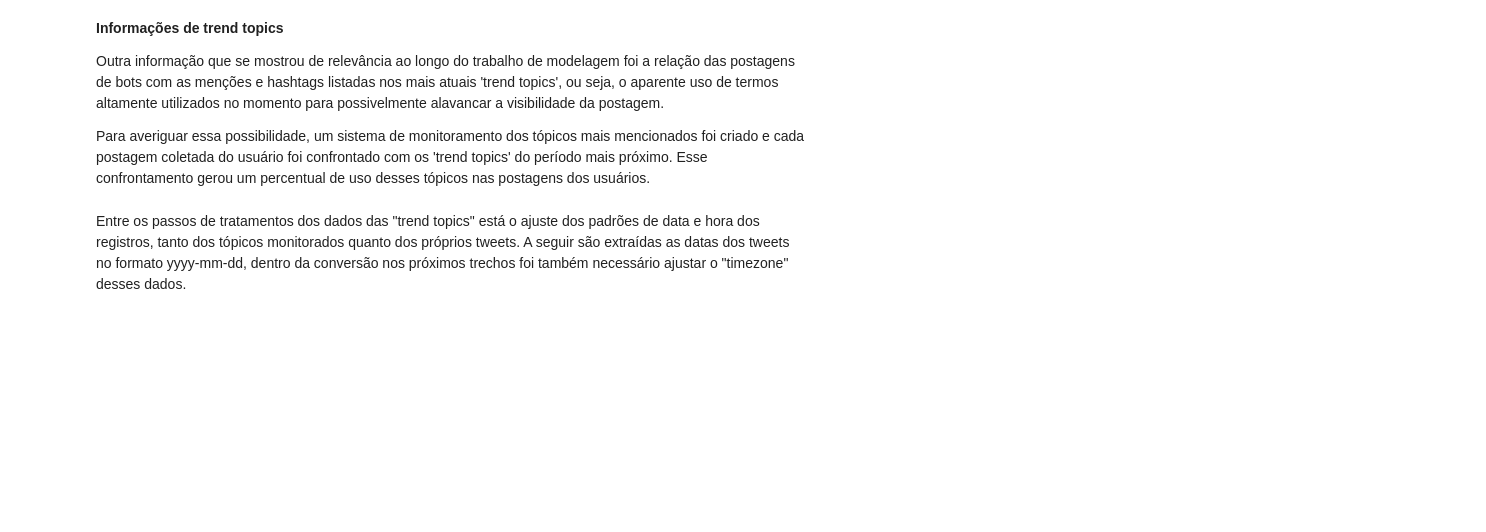
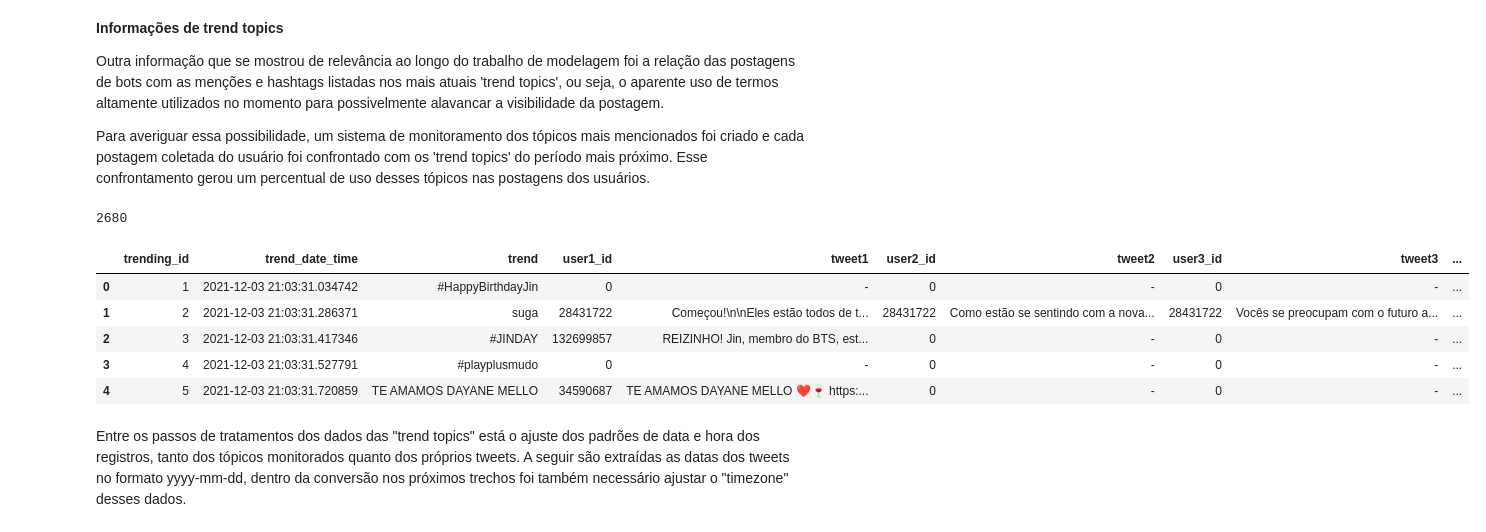
Before and after one commit to Pegabots/Motor, a Jupyter notebook: New-Model-From-INCT-DD-Evaluation.ipynb, the cells around one changed output. Saved outputs shown, nothing was run; the diff lists cells and outputs as text; code cells hidden in the pictures; blank space fills up the shorter version.

```diff
--- a/New-Model-From-INCT-DD-Evaluation.ipynb
+++ b/New-Model-From-INCT-DD-Evaluation.ipynb
@@ -354,12 +664,20 @@ Outra informação que se mostrou de relevância ao longo do trabalho de modelag
 Para averiguar essa possibilidade, um sistema de monitoramento dos tópicos mais mencionados foi criado e cada postagem coletada do usuário foi confrontado com os 'trend topics' do período mais próximo. Esse confrontamento gerou um percentual de uso desses tópicos nas postagens dos usuários.
 # %%
 #Busca os dados de todas as trending topics recuperadas
-datafile_trends = "data/sample2/trends_dataclips_qijpjdyxutqsnrteglrjtwjhdjja.csv"
+datafile_trends = "/content/sample_data/trends_dataclips_qijpjdyxutqsnrteglrjtwjhdjja.csv"
 df_trends = pd.read_csv(datafile_trends, header = 0)
 #Preenche os valores NaN con 0 apenas para avaliação geral
 df_trends = df_trends.fillna(0)
 print(len(df_trends))
 df_trends.head()
+# %% [output]
+2680
+|  | trending_id | trend_date_time | trend | user1_id | tweet1 | user2_id | tweet2 | user3_id | tweet3 | ... |
+| 0 | 1 | 2021-12-03 21:03:31.034742 | #HappyBirthdayJin | 0 | - | 0 | - | 0 | - | ... |
+| 1 | 2 | 2021-12-03 21:03:31.286371 | suga | 28431722 | Começou!\n\nEles estão todos de t... | 28431722 | Como estão se sentindo com a nova... | 28431722 | Vocês se preocupam com o futuro a... | ... |
+| 2 | 3 | 2021-12-03 21:03:31.417346 | #JINDAY | 132699857 | REIZINHO! Jin, membro do BTS, est... | 0 | - | 0 | - | ... |
+| 3 | 4 | 2021-12-03 21:03:31.527791 | #playplusmudo | 0 | - | 0 | - | 0 | - | ... |
+| 4 | 5 | 2021-12-03 21:03:31.720859 | TE AMAMOS DAYANE MELLO | 34590687 | TE AMAMOS DAYANE MELLO ❤️🍷 https:... | 0 | - | 0 | - | ... |
 # %% [markdown]
 Entre os passos de tratamentos dos dados das "trend topics" está o ajuste dos padrões de data e hora dos registros, tanto dos tópicos monitorados quanto dos próprios tweets.
 A seguir são extraídas as datas dos tweets no formato yyyy-mm-dd, dentro da conversão nos próximos trechos foi também necessário ajustar o "timezone" desses dados.
```
Also changed, not shown: parts of 38 cells of this notebook.
